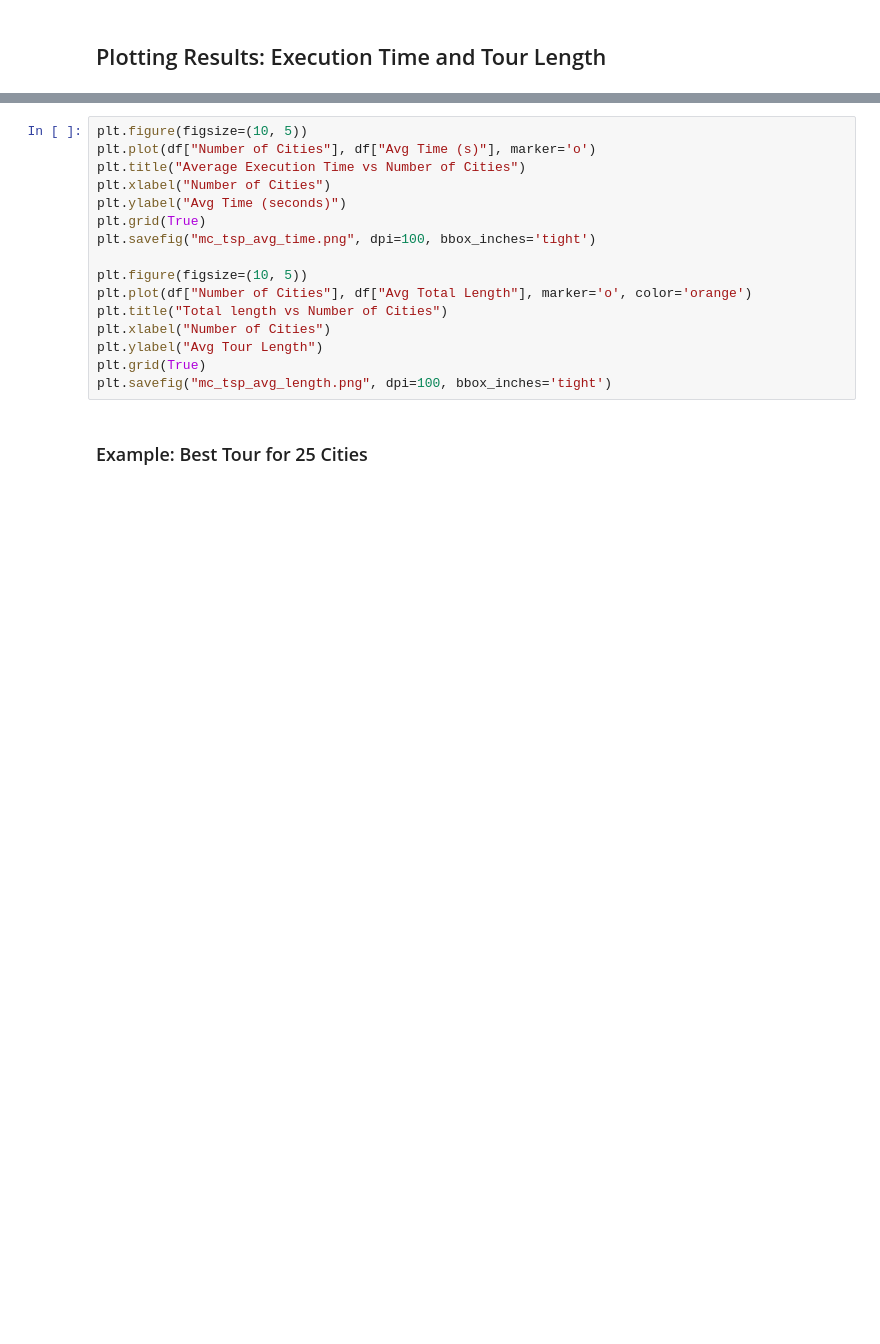
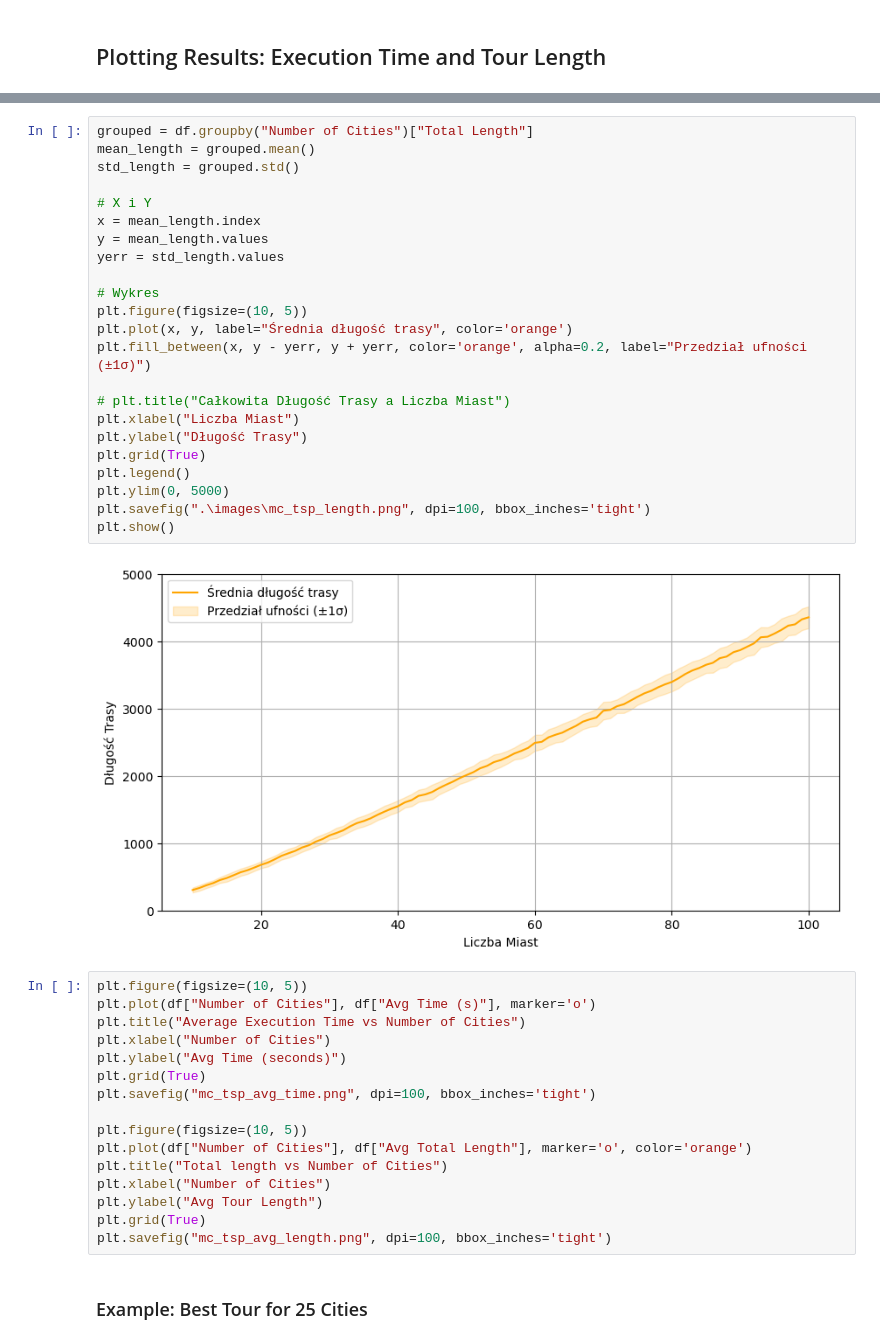
Before and after one commit to AntekBall/NMOprojektTSP, a Jupyter notebook: MC_solver.ipynb, the cells around one changed output, grey strips where cells are left out. Cells and saved outputs as stored; diff of their text form; blank space fills up the shorter version.

```diff
--- a/MC_solver.ipynb
+++ b/MC_solver.ipynb
@@ -111,3 +181,28 @@ KeyboardInterrupt:
+# %%
+grouped = df.groupby("Number of Cities")["Total Length"]
+mean_length = grouped.mean()
+std_length = grouped.std()
+
+# X i Y
+x = mean_length.index
+y = mean_length.values
+yerr = std_length.values
+
+# Wykres
+plt.figure(figsize=(10, 5))
+plt.plot(x, y, label="Średnia długość trasy", color='orange')
+plt.fill_between(x, y - yerr, y + yerr, color='orange', alpha=0.2, label="Przedział ufności (±1σ)")
+
+# plt.title("Całkowita Długość Trasy a Liczba Miast")
+plt.xlabel("Liczba Miast")
+plt.ylabel("Długość Trasy")
+plt.grid(True)
+plt.legend()
+plt.ylim(0, 5000)
+plt.savefig(".\images\mc_tsp_length.png", dpi=100, bbox_inches='tight')
+plt.show()
+# %% [output]
+[figure, added]
 # %%
 plt.figure(figsize=(10, 5))
 plt.plot(df["Number of Cities"], df["Avg Time (s)"], marker='o')
```
Also changed, not shown: parts of 5 cells of this notebook, 20 other files.
